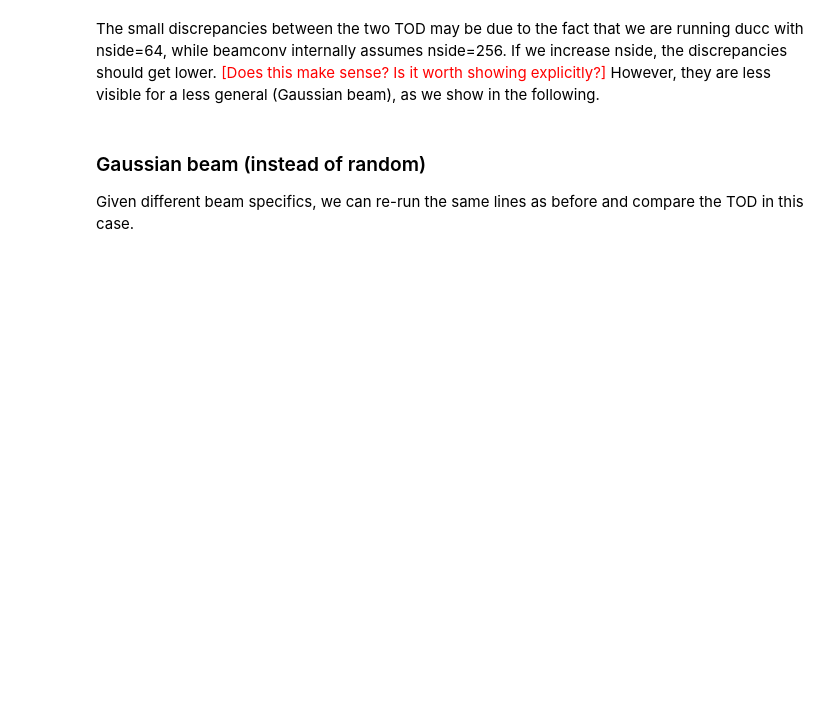
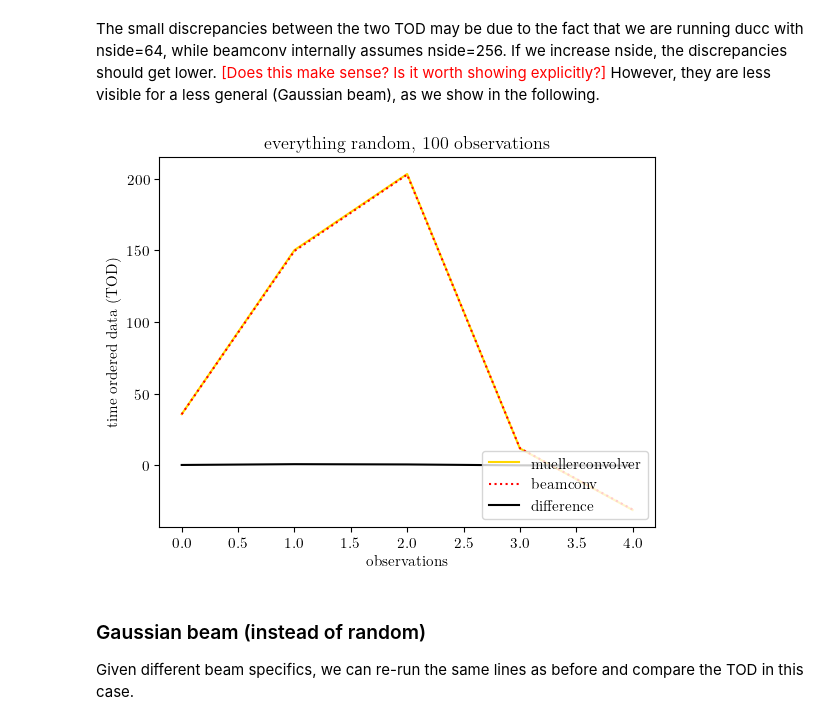
Before and after one commit to martamonelli/CMB-Inflate_WP4, a Jupyter notebook: aaa_comparison.ipynb, the cells around one changed output. Cells and saved outputs as stored; diff of their text form; code cells hidden in the pictures; blank space fills up the shorter version.

```diff
--- a/aaa_comparison.ipynb
+++ b/aaa_comparison.ipynb
@@ -111,6 +111,18 @@ plt.show()
 [figure]
 # %% [markdown]
 The small discrepancies between the two TOD may be due to the fact that we are running ducc with nside=64, while beamconv internally assumes nside=256. If we increase nside, the discrepancies should get lower. <font color="red">[Does this make sense? Is it worth showing explicitly?]</font> However, they are less visible for a less general (Gaussian beam), as we show in the following.
+# %%
+# plotting diff
+plt.plot(signal_muellerconvolver[:5], color='gold', label="muellerconvolver")
+plt.plot(signal_beamconv_TT[:5], color='red', linestyle=':', label="beamconv")
+plt.plot(diff[:5], color='black', label="difference")
+plt.legend(loc='lower right')
+plt.xlabel('observations')
+plt.ylabel('time ordered data (TOD)')
+plt.title('everything random, 100 observations')
+plt.show()
+# %% [output]
+[figure, added]
 # %% [markdown]
 ### Gaussian beam (instead of random)
 
```
Also changed, not shown: parts of 24 cells of this notebook, 1 other file.
